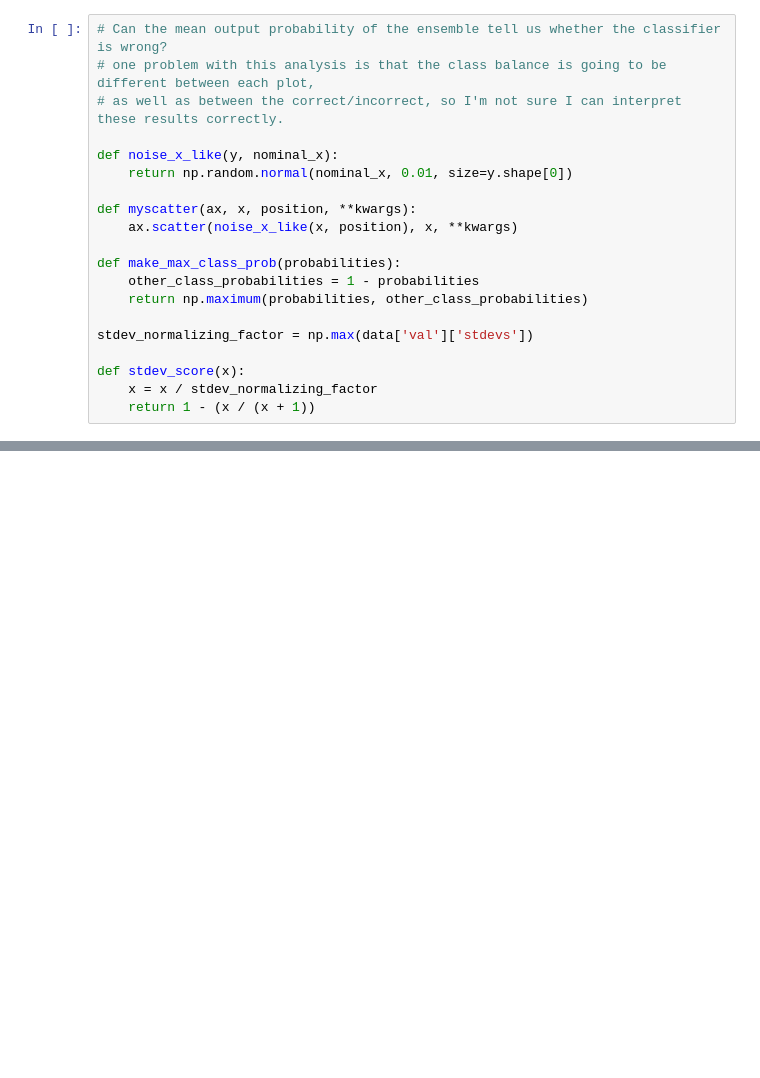
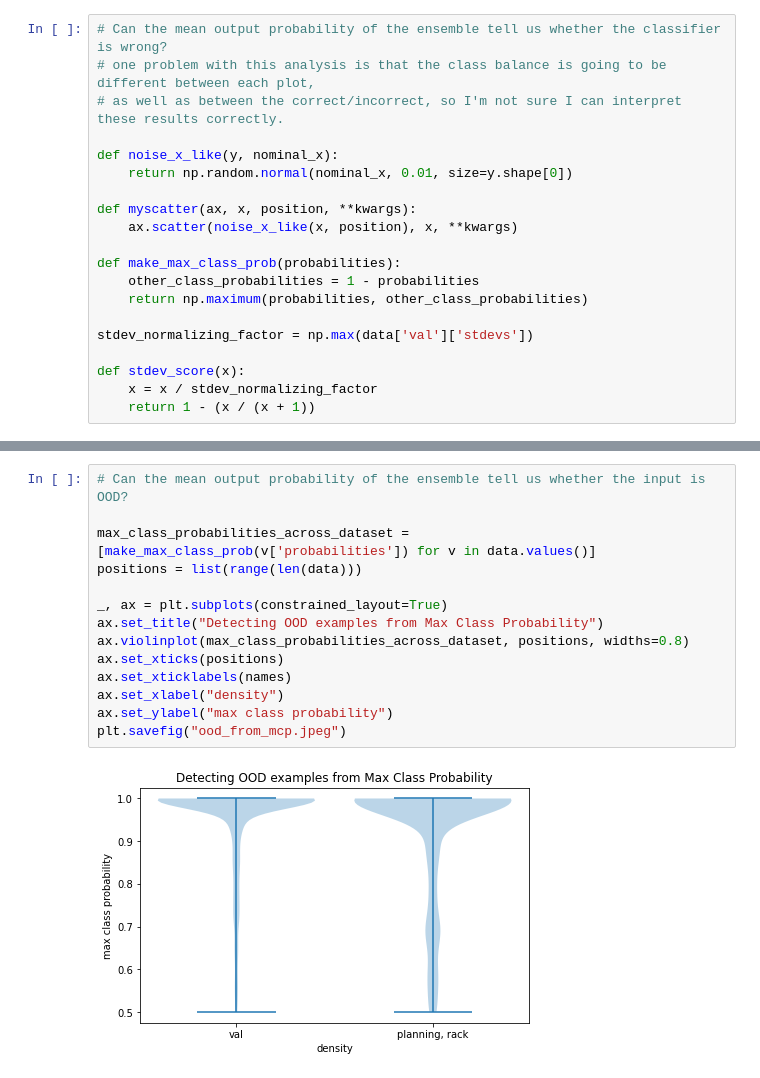
Before and after one commit to UM-ARM-Lab/data-augmentation-for-manipulation, a Jupyter notebook: link_bot_classifiers/notebooks/Inspect Classifier.ipynb, the cells around one changed output, grey strips where cells are left out. Saved outputs shown, nothing was run; the diff lists cells and outputs as text; blank space fills up the shorter version.

```diff
--- a/link_bot_classifiers/notebooks/Inspect Classifier.ipynb
+++ b/link_bot_classifiers/notebooks/Inspect Classifier.ipynb
@@ -183,0 +153,16 @@ for name, datum in data.items():
+# %%
+# Can the mean output probability of the ensemble tell us whether the input is OOD?
+
+max_class_probabilities_across_dataset = [make_max_class_prob(v['probabilities']) for v in data.values()]
+positions = list(range(len(data)))
+
+_, ax = plt.subplots(constrained_layout=True)
+ax.set_title("Detecting OOD examples from Max Class Probability")
+ax.violinplot(max_class_probabilities_across_dataset, positions, widths=0.8)
+ax.set_xticks(positions)
+ax.set_xticklabels(names)
+ax.set_xlabel("density")
+ax.set_ylabel("max class probability")
+plt.savefig("ood_from_mcp.jpeg")
+# %% [output]
+[figure, added]
```
Also changed, not shown: parts of 9 cells of this notebook, 1 other file.
